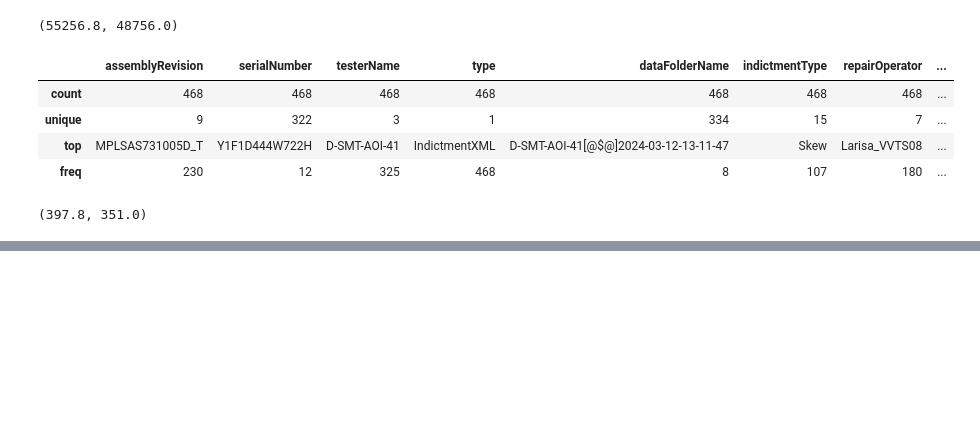
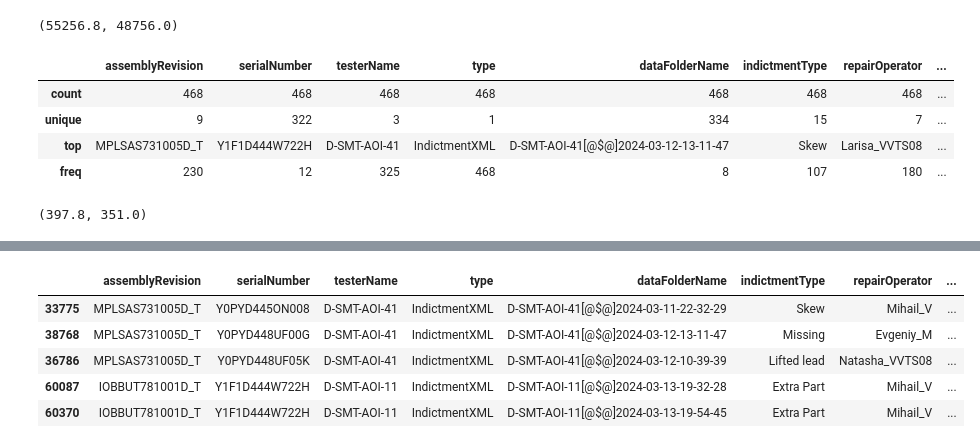
Before and after one commit to ITeaCoffeeSky/ML-services_PCBA, a Jupyter notebook: model/eda/eda.ipynb, the cells around one changed output, grey strips where cells are left out. Cells and saved outputs as stored; diff of their text form; code cells hidden in the pictures; blank space fills up the shorter version.

```diff
--- a/model/eda/eda.ipynb
+++ b/model/eda/eda.ipynb
@@ -281,0 +363,15 @@ df_total_test.to_csv('df_total_test.csv', index=False)
+# %%
+df_total_true = df_total_pre.loc[df_total_pre['repairStatus'] == 0].sample(frac=1)
+
+df_total_true_train = df_total_true[:350]
+df_total_true_val = df_total_true[351:397]
+df_total_true_test = df_total_true[398:]
+
+df_total_true.head()
+# %% [output]
+|  | assemblyRevision | serialNumber | testerName | type | dataFolderName | indictmentType | repairOperator | ... |
+| 33775 | MPLSAS731005D_T | Y0PYD445ON008 | D-SMT-AOI-41 | IndictmentXML | D-SMT-AOI-41[@$@]2024-03-11-22-32-29 | Skew | Mihail_V | ... |
+| 38768 | MPLSAS731005D_T | Y0PYD448UF00G | D-SMT-AOI-41 | IndictmentXML | D-SMT-AOI-41[@$@]2024-03-12-13-11-47 | Missing | Evgeniy_M | ... |
+| 36786 | MPLSAS731005D_T | Y0PYD448UF05K | D-SMT-AOI-41 | IndictmentXML | D-SMT-AOI-41[@$@]2024-03-12-10-39-39 | Lifted lead | Natasha_VVTS08 | ... |
+| 60087 | IOBBUT781001D_T | Y1F1D444W722H | D-SMT-AOI-11 | IndictmentXML | D-SMT-AOI-11[@$@]2024-03-13-19-32-28 | Extra Part | Mihail_V | ... |
+| 60370 | IOBBUT781001D_T | Y1F1D444W722H | D-SMT-AOI-11 | IndictmentXML | D-SMT-AOI-11[@$@]2024-03-13-19-54-45 | Extra Part | Mihail_V | ... |
```
Also changed, not shown: parts of 10 cells of this notebook, 7 other files.
